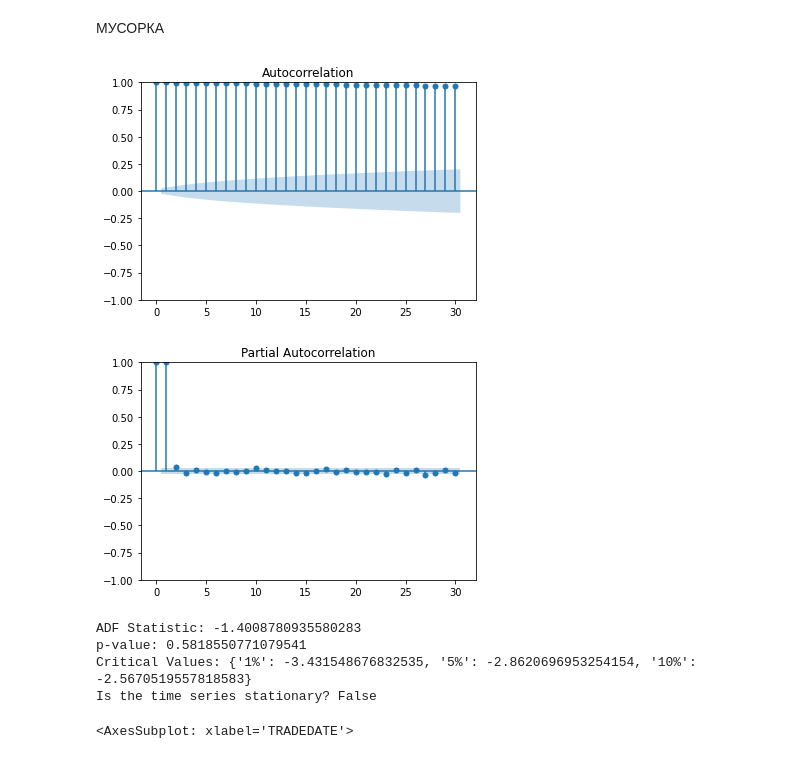
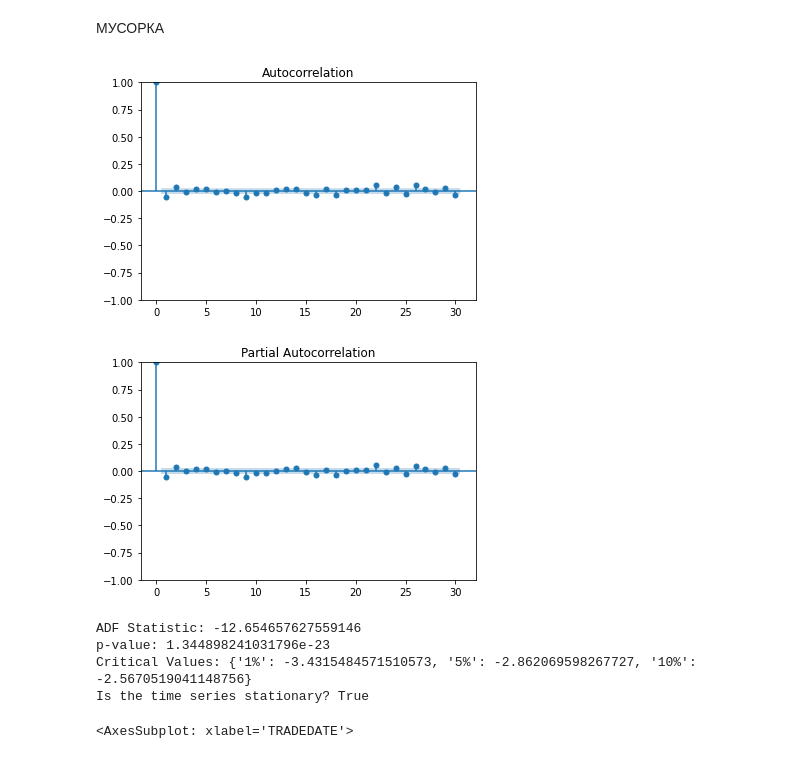
Before and after one commit to PaLashilo/PredictIMOEX, a Jupyter notebook: ARIMA.ipynb, the cells around one changed output. Saved outputs shown, nothing was run; the diff lists cells and outputs as text; code cells hidden in the pictures.

Commit message:
Add dicky fuller test

```diff
--- a/ARIMA.ipynb
+++ b/ARIMA.ipynb
@@ -52,0 +74,21 @@ memory usage: 771.9+ KB
+# %%
+# Проверка стационарности временного ряда
+def test_stationarity(timeseries):
+    # Критерий Дики-Фуллера
+    result = adfuller(timeseries)
+    print('ADF Statistic:', result[0])
+    print('p-value:', result[1])
+    print('Critical Values:', result[4])
+    print('Is the time series stationary?', result[1] < 0.05)
+
+# Создание стационарного временного ряда (если необходимо)
+df['CLOSE_diff'] = df['CLOSE'].diff()
+df['CLOSE_diff'].fillna(0, inplace=True)
+
+# Построение ACF и PACF графиков
+plot_acf(df['CLOSE_diff'], lags=30)
+plot_pacf(df['CLOSE_diff'], lags=30)
+plt.show()
+
+# Проверка стационарности временного ряда
+test_stationarity(df['CLOSE_diff'])
@@ -68,37 +155,37 @@ print(forecast)
 # %%
 import pandas as pd
 import numpy as np
 import matplotlib.pyplot as plt
 from statsmodels.graphics.tsaplots import plot_acf, plot_pacf
 from statsmodels.tsa.stattools import adfuller
 
 # Проверка стационарности временного ряда
 def test_stationarity(timeseries):
     # Критерий Дики-Фуллера
     result = adfuller(timeseries)
     print('ADF Statistic:', result[0])
     print('p-value:', result[1])
     print('Critical Values:', result[4])
     print('Is the time series stationary?', result[1] < 0.05)
 
 # Создание стационарного временного ряда (если необходимо)
-# ...
-
+df['CLOSE_diff'] = df['CLOSE'].diff()
+df['CLOSE_diff'].fillna(0, inplace=True)
 
 # Построение ACF и PACF графиков
-plot_acf(df['CLOSE'], lags=30)
-plot_pacf(df['CLOSE'], lags=30)
+plot_acf(df['CLOSE_diff'], lags=30)
+plot_pacf(df['CLOSE_diff'], lags=30)
 plt.show()
 
 # Проверка стационарности временного ряда
-test_stationarity(df['CLOSE'])
+test_stationarity(df['CLOSE_diff'])
 # %% [output]
-[figure, old version]
+[figure, new version]
-[figure, old version]
+[figure, new version]
-ADF Statistic: -1.4008780935580283
-p-value: 0.5818550771079541
-Critical Values: {'1%': -3.431548676832535, '5%': -2.8620696953254154, '10%': -2.5670519557818583}
-Is the time series stationary? False
+ADF Statistic: -12.654657627559146
+p-value: 1.344898241031796e-23
+Critical Values: {'1%': -3.4315484571510573, '5%': -2.862069598267727, '10%': -2.5670519041148756}
+Is the time series stationary? True
 # %%
 df['CLOSE'].plot()
 # %% [output]
```
Also changed, not shown: parts of 15 cells of this notebook.
